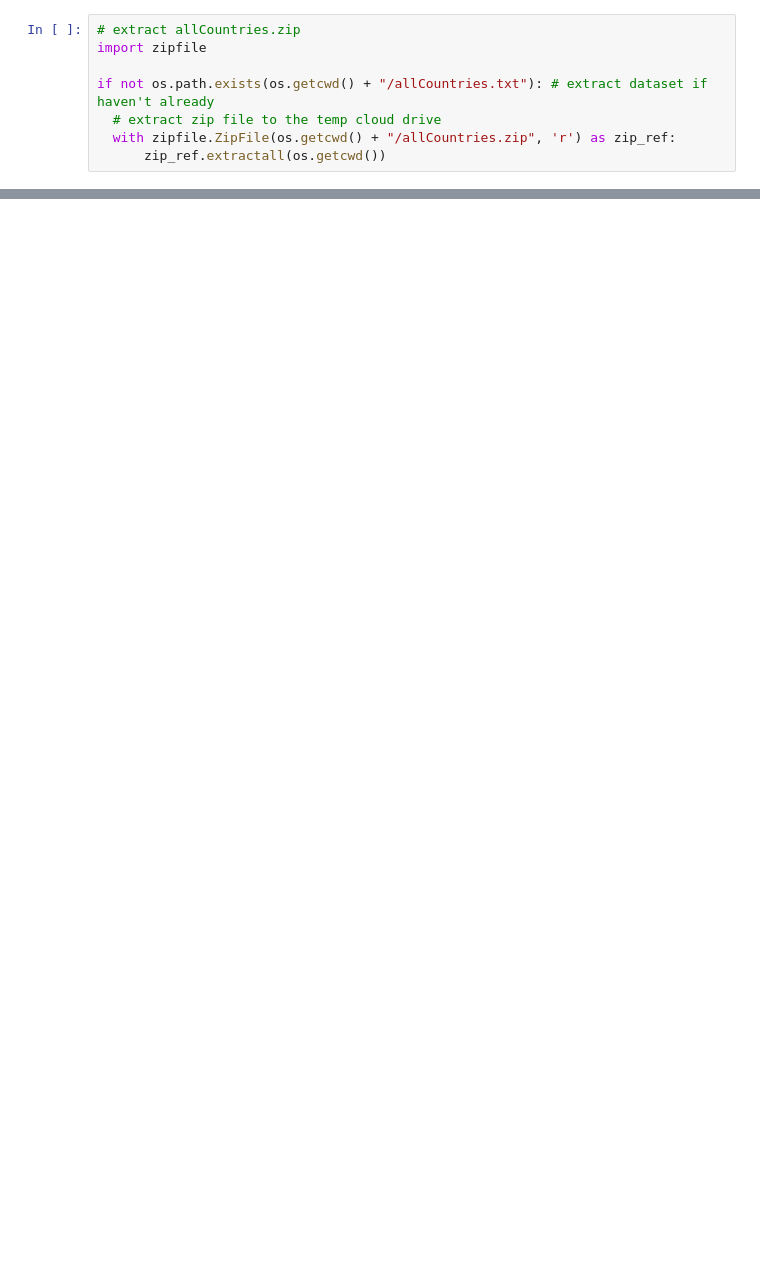
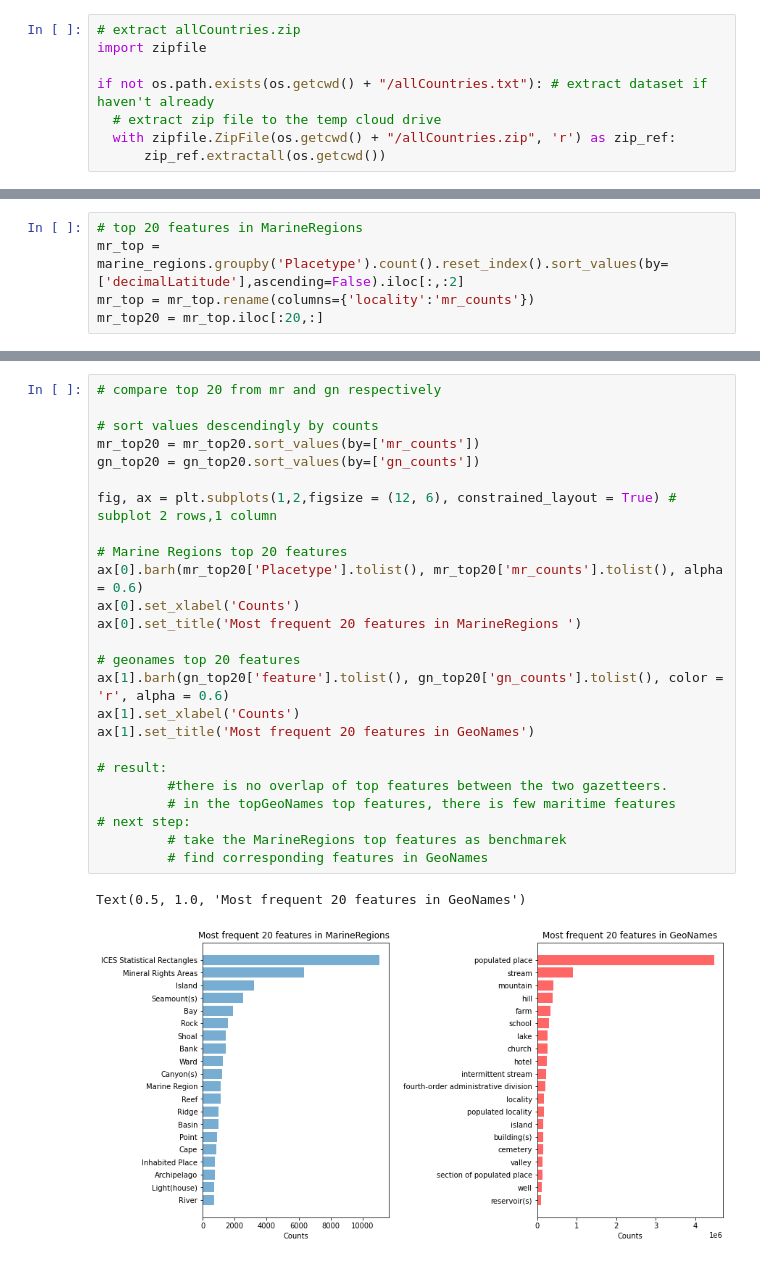
Before and after one commit to grbiuzh/GEO877, a Jupyter notebook: Matching_Features.ipynb, the cells around one changed output, grey strips where cells are left out. Saved outputs shown, nothing was run; the diff lists cells and outputs as text; blank space fills up the shorter version.

```diff
--- a/Matching_Features.ipynb
+++ b/Matching_Features.ipynb
@@ -226,0 +92,5 @@ marine_regions_dic
+# %%
+# top 20 features in MarineRegions
+mr_top = marine_regions.groupby('Placetype').count().reset_index().sort_values(by=['decimalLatitude'],ascending=False).iloc[:,:2]
+mr_top = mr_top.rename(columns={'locality':'mr_counts'})
+mr_top20 = mr_top.iloc[:20,:]
@@ -226,0 +116,28 @@ marine_regions_dic
+# %%
+# compare top 20 from mr and gn respectively
+
+# sort values descendingly by counts
+mr_top20 = mr_top20.sort_values(by=['mr_counts'])
+gn_top20 = gn_top20.sort_values(by=['gn_counts'])
+
+fig, ax = plt.subplots(1,2,figsize = (12, 6), constrained_layout = True) # subplot 2 rows,1 column
+
+# Marine Regions top 20 features
+ax[0].barh(mr_top20['Placetype'].tolist(), mr_top20['mr_counts'].tolist(), alpha = 0.6)
+ax[0].set_xlabel('Counts')
+ax[0].set_title('Most frequent 20 features in MarineRegions ')
+
+# geonames top 20 features
+ax[1].barh(gn_top20['feature'].tolist(), gn_top20['gn_counts'].tolist(), color = 'r', alpha = 0.6)
+ax[1].set_xlabel('Counts')
+ax[1].set_title('Most frequent 20 features in GeoNames')
+
+# result:
+         #there is no overlap of top features between the two gazetteers.
+         # in the topGeoNames top features, there is few maritime features
+# next step:
+         # take the MarineRegions top features as benchmarek
+         # find corresponding features in GeoNames
+# %% [output]
+Text(0.5, 1.0, 'Most frequent 20 features in GeoNames')
+[figure, added]
```
Also changed, not shown: parts of 42 cells of this notebook.
